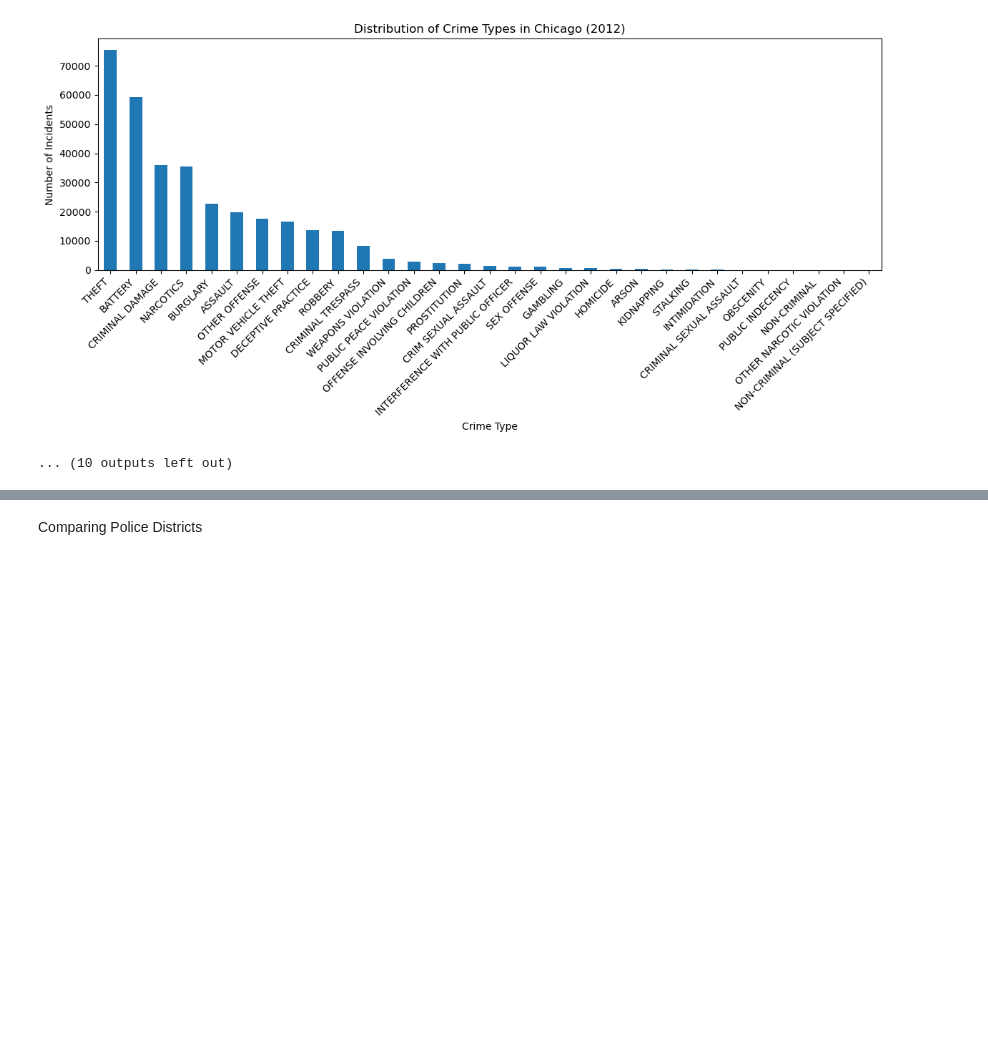
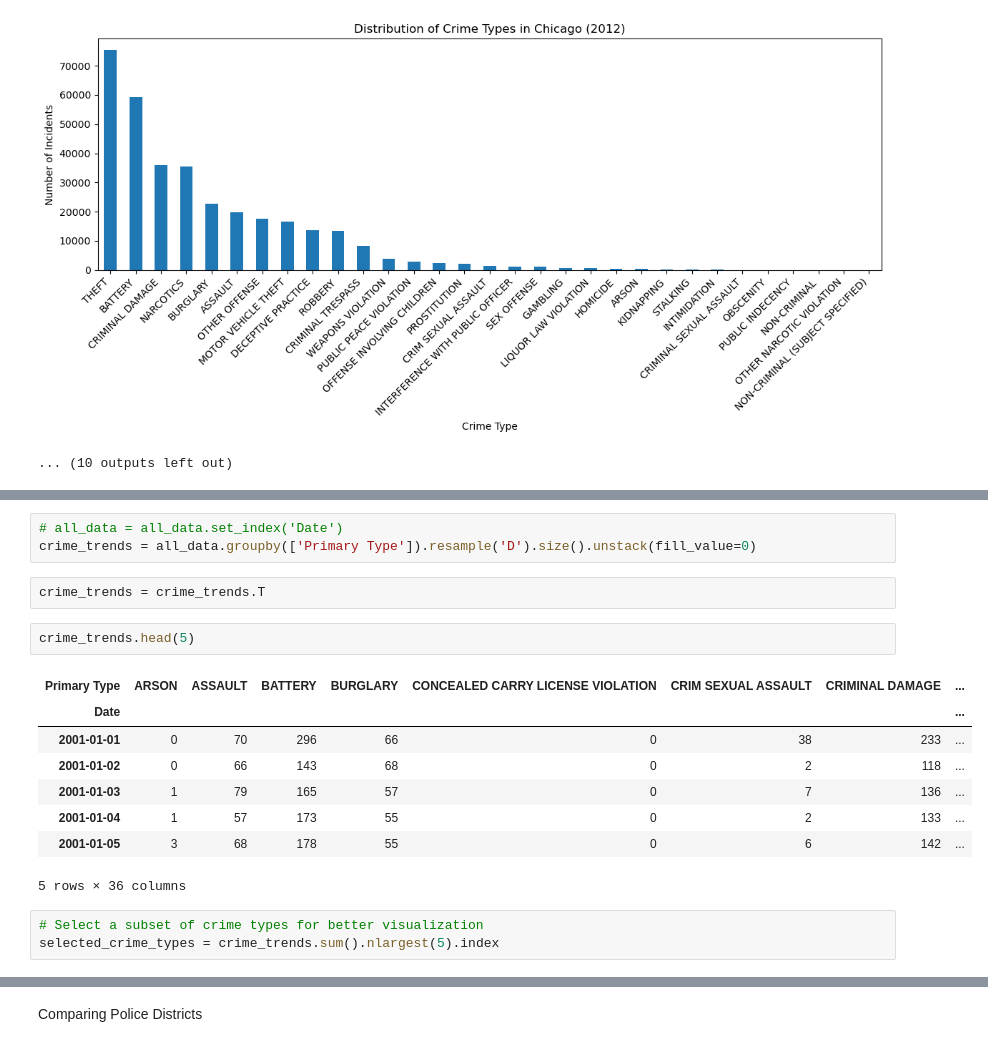
Before and after one commit to JamesCraig35/Chicago-Crime-Project, a Jupyter notebook: Part 1.ipynb, the cells around one changed output, grey strips where cells are left out. Drawn from its saved outputs; the diff is of its cells as text; blank space fills up the shorter version.

```diff
--- a/Part 1.ipynb
+++ b/Part 1.ipynb
@@ -175,0 +178,19 @@ plt.show()
+# %%
+# all_data = all_data.set_index('Date')
+crime_trends = all_data.groupby(['Primary Type']).resample('D').size().unstack(fill_value=0)
+# %%
+crime_trends = crime_trends.T
+# %%
+crime_trends.head(5)
+# %% [output]
+| Primary Type | ARSON | ASSAULT | BATTERY | BURGLARY | CONCEALED CARRY LICENSE VIOLATION | CRIM SEXUAL ASSAULT | CRIMINAL DAMAGE | ... |
+| Date |  |  |  |  |  |  |  | ... |
+| 2001-01-01 | 0 | 70 | 296 | 66 | 0 | 38 | 233 | ... |
+| 2001-01-02 | 0 | 66 | 143 | 68 | 0 | 2 | 118 | ... |
+| 2001-01-03 | 1 | 79 | 165 | 57 | 0 | 7 | 136 | ... |
+| 2001-01-04 | 1 | 57 | 173 | 55 | 0 | 2 | 133 | ... |
+| 2001-01-05 | 3 | 68 | 178 | 55 | 0 | 6 | 142 | ... |
+5 rows × 36 columns
+# %%
+# Select a subset of crime types for better visualization
+selected_crime_types = crime_trends.sum().nlargest(5).index
```
Also changed, not shown: parts of 10 cells of this notebook.
